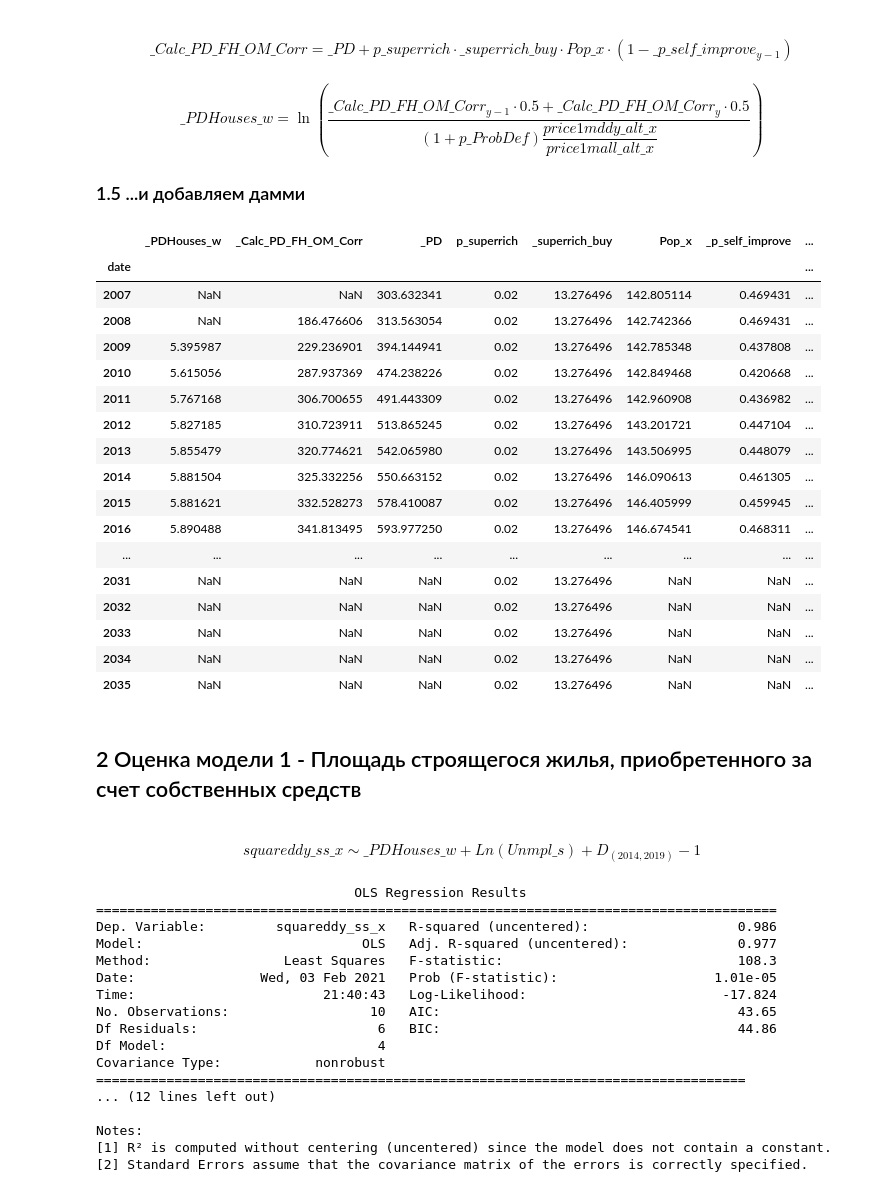
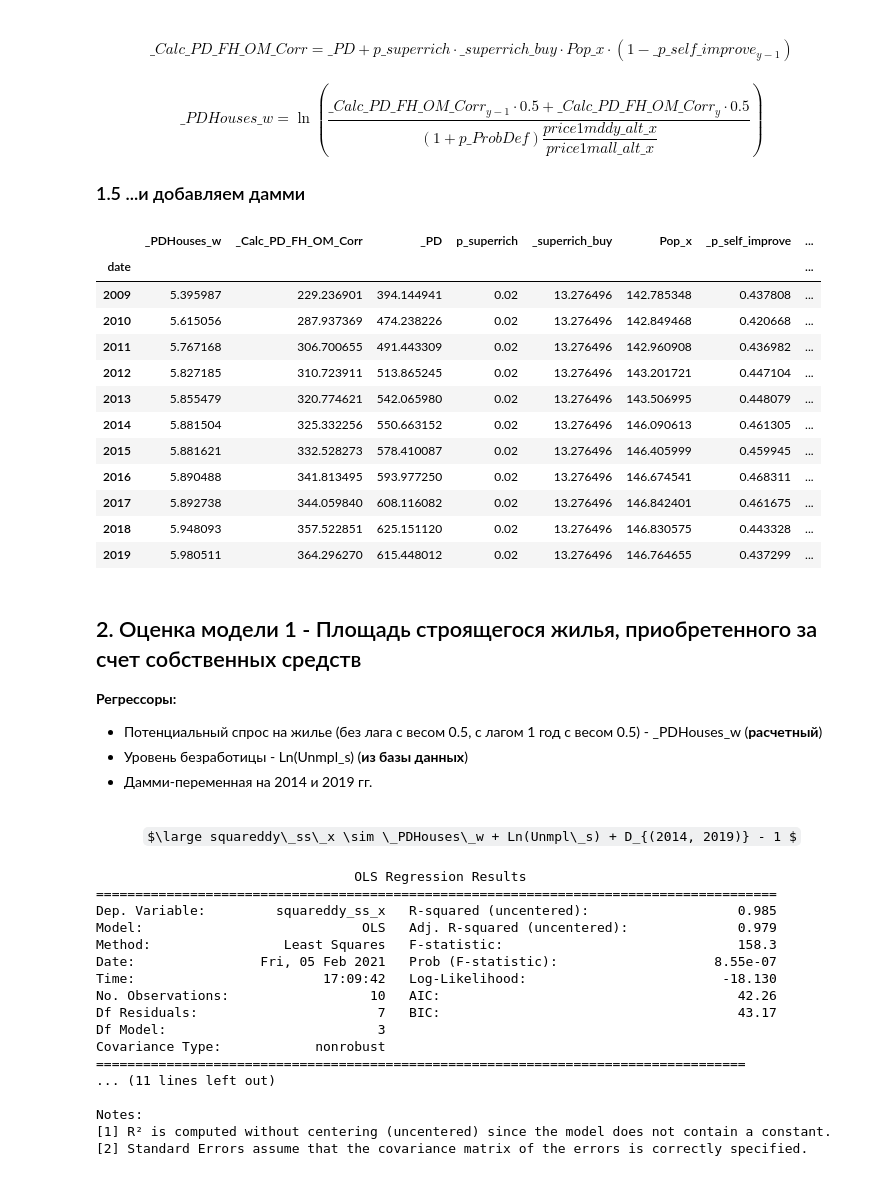
Before and after one commit to amsergeev/AIGK_j, a Jupyter notebook: DEMAND_OM_MODEL/demand_own_money_model.ipynb, the cells around one changed output. Cells and saved outputs as stored; diff of their text form; code cells hidden in the pictures; some formulas as TeX source.

Commit message:
Finish Model 1

```diff
--- a/DEMAND_OM_MODEL/demand_own_money_model.ipynb
+++ b/DEMAND_OM_MODEL/demand_own_money_model.ipynb
@@ -25,7 +25,7 @@ iFirstFactYear=2008
 iLastFactYear=2019
 
 iFirstForecastYear=iLastFactYear+1
-iFirstForecastYear=2030
+iLastForecastYear=2030
 # %% [markdown]
 ## Загрузка исходных данных
 
@@ -36,25 +36,26 @@ iFirstForecastYear=2030
   - Результаты других моделей - из базы данных `svod.sqlite3`. *В эту же базу записываем результаты данного блокнота*. А даном блокноте используются результаты блока **"Цены и себестоимость"**
 # %%
 lstYearCodes=['squareddy_ss_x', 'CPIAv', 'Pop_x', 'HHAv', 'Unmpl_s', 'DispInc_rI', 'Inc_x', 'p_ProbDef',
-              'UZUss_x', 'MEPop', 'DispPop', 'LivMin', 'p_superrich', 'sdelkiddy_ss_x', 'sdelkikp_ss_x'] # список экзогенных и фактических данных
+              'UZUss_x', 'MEPop', 'DispPop', 'LivMin', 'p_superrich', 'sdelkiddy_ss_x', 'sdelkikp_ss_x',
+             'squarekp_ss_x'] # список экзогенных и фактических данных
 
 
-lstSvod=['price1mddy_alt_x', 'price1mall_alt_x'] # результаты из блока "Цены и себестоимость"
+lstSvod=['price1mddy_alt_x', 'price1mall_alt_x', 'AvSqDdy', 'AvSqVtor'] # результаты из блока "Цены и себестоимость"
 
 pdfAct=(pd.read_sql(common.make_SELECT_YEAR_string(lstYearCodes), con=conWork)
         .pipe(common.make_frame)
         .pipe(common.scale, list_fields=['Inc_x',], multiplier=1e3)
-        .pipe(common.scale, list_fields=['Unmpl_s',], multiplier=100))
+        .pipe(common.scale, list_fields=['sdelkiddy_ss_x',], multiplier=1e-6))
 pdfExog=pd.read_sql(common.make_SELECT_YEAR_string(lstYearCodes), con=conWorkEx).pipe(common.make_frame)
 PdfExogHandle=pd.read_sql(common.make_SELECT_YEAR_string(lstYearCodes), con=conWorkExH).pipe(common.make_frame)
 
 pdfSvod=(pd.read_sql(common.make_SELECT_YEAR_string(lstSvod), con=conWorkSvod)
          .pipe(common.make_frame)
-        .pipe(common.scale, list_fields=lstSvod, multiplier=1e3))
+        .pipe(common.scale, list_fields=['price1mddy_alt_x', 'price1mall_alt_x'], multiplier=1e3))
 
-pdfWork=pd.concat([pdfAct, pdfExog[~pdfExog.index.isin(pdfAct.index)]]).combine_first(PdfExogHandle).join(pdfSvod)
-
-pdfWork
+pdfWork=pd.concat([pdfAct, pdfExog[~pdfExog.index.isin(pdfAct.index)]]).combine_first(PdfExogHandle).join(pdfSvod).pipe(common.scale, list_fields=['Unmpl_s',], multiplier=100)
+pdfWork['_cnt_deal_om'] = pdfWork['sdelkiddy_ss_x'] + pdfWork['sdelkikp_ss_x']
+pdfWork.sample(5).sort_index()
 # %% [output]
 |  | CPIAv | DispPop | HHAv | Inc_x | LivMin | MEPop | Pop_x | UZUss_x | Unmpl_s | p_ProbDef | ... |
 | date |  |  |  |  |  |  |  |  |  |  | ... |
@@ -436,22 +434,20 @@ pdfWork.loc[:iFirstForecastYear, ['_p_self_improve', '_cnt_hh', 'Pop_x', 'HHAv',
 # %%
 pdfWork=pdfWork.loc[iFirstFactYear-1:, :]
 
 pdfWork['_Calc_PD_FH_OM_Corr'] = (pdfWork['_PD'] + pdfWork['p_superrich'] * pdfWork['_superrich_buy']
                                   * pdfWork['Pop_x']) * (1 - pdfWork['_p_self_improve'].shift(1))
 
 pdfWork['_PDHouses_w']=(np.log(
     (pdfWork['_Calc_PD_FH_OM_Corr'].shift(1)*0.5 + pdfWork['_Calc_PD_FH_OM_Corr']*0.5)
     / ((1+pdfWork['p_ProbDef']) * pdfWork['price1mddy_alt_x'] / pdfWork['price1mall_alt_x']) )
     )
 
 pdfWork['D']=0
 pdfWork.loc[ (2014, 2019), 'D']=1
-pdfWork[['_PDHouses_w', '_Calc_PD_FH_OM_Corr', '_PD', 'p_superrich', '_superrich_buy', 'Pop_x', '_p_self_improve', 'p_ProbDef', 'D']]
+pdfWork[['_PDHouses_w', '_Calc_PD_FH_OM_Corr', '_PD', 'p_superrich', '_superrich_buy', 'Pop_x', '_p_self_improve', 'p_ProbDef', 'D']].dropna()
 # %% [output]
 |  | _PDHouses_w | _Calc_PD_FH_OM_Corr | _PD | p_superrich | _superrich_buy | Pop_x | _p_self_improve | ... |
 | date |  |  |  |  |  |  |  | ... |
-| 2007 | NaN | NaN | 303.632341 | 0.02 | 13.276496 | 142.805114 | 0.469431 | ... |
-| 2008 | NaN | 186.476606 | 313.563054 | 0.02 | 13.276496 | 142.742366 | 0.469431 | ... |
 | 2009 | 5.395987 | 229.236901 | 394.144941 | 0.02 | 13.276496 | 142.785348 | 0.437808 | ... |
 | 2010 | 5.615056 | 287.937369 | 474.238226 | 0.02 | 13.276496 | 142.849468 | 0.420668 | ... |
 | 2011 | 5.767168 | 306.700655 | 491.443309 | 0.02 | 13.276496 | 142.960908 | 0.436982 | ... |
@@ -460,36 +456,37 @@ pdfWork[['_PDHouses_w', '_Calc_PD_FH_OM_Corr', '_PD', 'p_superrich', '_superrich
 | 2014 | 5.881504 | 325.332256 | 550.663152 | 0.02 | 13.276496 | 146.090613 | 0.461305 | ... |
 | 2015 | 5.881621 | 332.528273 | 578.410087 | 0.02 | 13.276496 | 146.405999 | 0.459945 | ... |
 | 2016 | 5.890488 | 341.813495 | 593.977250 | 0.02 | 13.276496 | 146.674541 | 0.468311 | ... |
-| ... | ... | ... | ... | ... | ... | ... | ... | ... |
-| 2031 | NaN | NaN | NaN | 0.02 | 13.276496 | NaN | NaN | ... |
-| 2032 | NaN | NaN | NaN | 0.02 | 13.276496 | NaN | NaN | ... |
-| 2033 | NaN | NaN | NaN | 0.02 | 13.276496 | NaN | NaN | ... |
-| 2034 | NaN | NaN | NaN | 0.02 | 13.276496 | NaN | NaN | ... |
-| 2035 | NaN | NaN | NaN | 0.02 | 13.276496 | NaN | NaN | ... |
+| 2017 | 5.892738 | 344.059840 | 608.116082 | 0.02 | 13.276496 | 146.842401 | 0.461675 | ... |
+| 2018 | 5.948093 | 357.522851 | 625.151120 | 0.02 | 13.276496 | 146.830575 | 0.443328 | ... |
+| 2019 | 5.980511 | 364.296270 | 615.448012 | 0.02 | 13.276496 | 146.764655 | 0.437299 | ... |
 # %% [markdown]
-## 2 Оценка модели  1 - Площадь строящегося жилья, приобретенного за счет собственных средств
-<br>
+## 2. Оценка модели  1 - Площадь строящегося жилья, приобретенного за счет собственных средств
 
-<center>  $ squareddy\_ss\_x \sim \_PDHouses\_w + Ln(Unmpl\_s) + D_{(2014, 2019)} - 1 $  </center>
+**Регрессоры:**
+  - Потенциальный спрос на жилье (без лага с весом 0.5, с лагом 1 год с весом 0.5) - \_PDHouses\_w (**расчетный**)
+  - Уровень безработицы - Ln(Unmpl\_s) (**из базы данных**)
+  - Дамми-переменная на 2014 и 2019 гг.
+     <br><br>
+<center>  $\large squareddy\_ss\_x \sim \_PDHouses\_w + Ln(Unmpl\_s) + D_{(2014, 2019)} - 1 $  </center>
 # %%
-pdfXY = pdfWork.loc[iFirstFactYear:iLastFactYear, ['_PDH', '_PDH_l', 'squareddy_ss_x', 'Unmpl_s', 'D', '_PDHouses_w']].dropna()
+pdfXY = pdfWork.loc[iFirstFactYear:iLastFactYear, [ 'squareddy_ss_x', 'Unmpl_s', 'D', '_PDHouses_w']].dropna()
 
-resSSSX = smf.ols(formula='squareddy_ss_x ~ _PDH + _PDH_l + np.log(Unmpl_s) + D - 1', missing='drop', data=pdfXY).fit()
+resSSSX = smf.ols(formula='squareddy_ss_x ~_PDHouses_w + np.log(Unmpl_s) + D - 1', missing='drop', data=pdfXY).fit()
 print(resSSSX.summary())
 # %% [output]
                                  OLS Regression Results
 =======================================================================================
-Dep. Variable:         squareddy_ss_x   R-squared (uncentered):                   0.986
-Model:                            OLS   Adj. R-squared (uncentered):              0.977
-Method:                 Least Squares   F-statistic:                              108.3
-Date:                Wed, 03 Feb 2021   Prob (F-statistic):                    1.01e-05
-Time:                        21:40:43   Log-Likelihood:                         -17.824
-No. Observations:                  10   AIC:                                      43.65
-Df Residuals:                       6   BIC:                                      44.86
-Df Model:                           4
+Dep. Variable:         squareddy_ss_x   R-squared (uncentered):                   0.985
+Model:                            OLS   Adj. R-squared (uncentered):              0.979
+Method:                 Least Squares   F-statistic:                              158.3
+Date:                Fri, 05 Feb 2021   Prob (F-statistic):                    8.55e-07
+Time:                        17:09:42   Log-Likelihood:                         -18.130
+No. Observations:                  10   AIC:                                      42.26
+Df Residuals:                       7   BIC:                                      43.17
+Df Model:                           3
 Covariance Type:            nonrobust
 ===================================================================================
-... (12 lines left out)
+... (11 lines left out)
 
 Notes:
 [1] R² is computed without centering (uncentered) since the model does not contain a constant.
```
Also changed, not shown: parts of 23 cells of this notebook, 1 other file.
